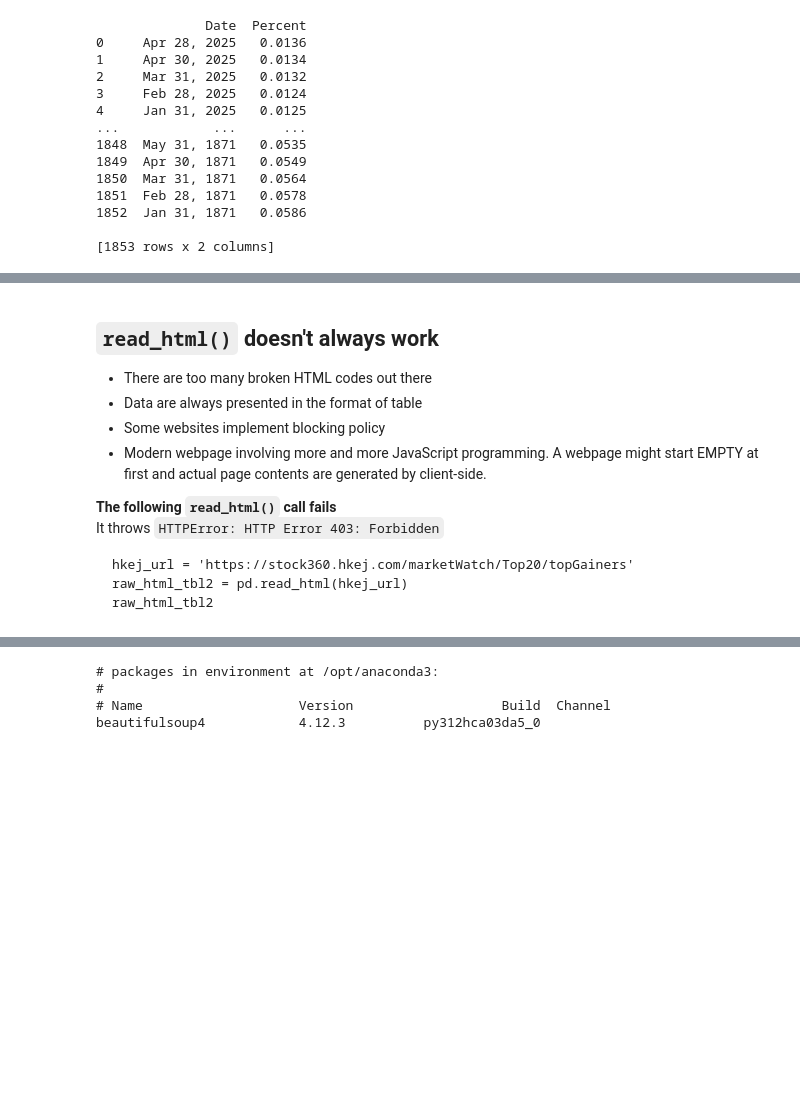
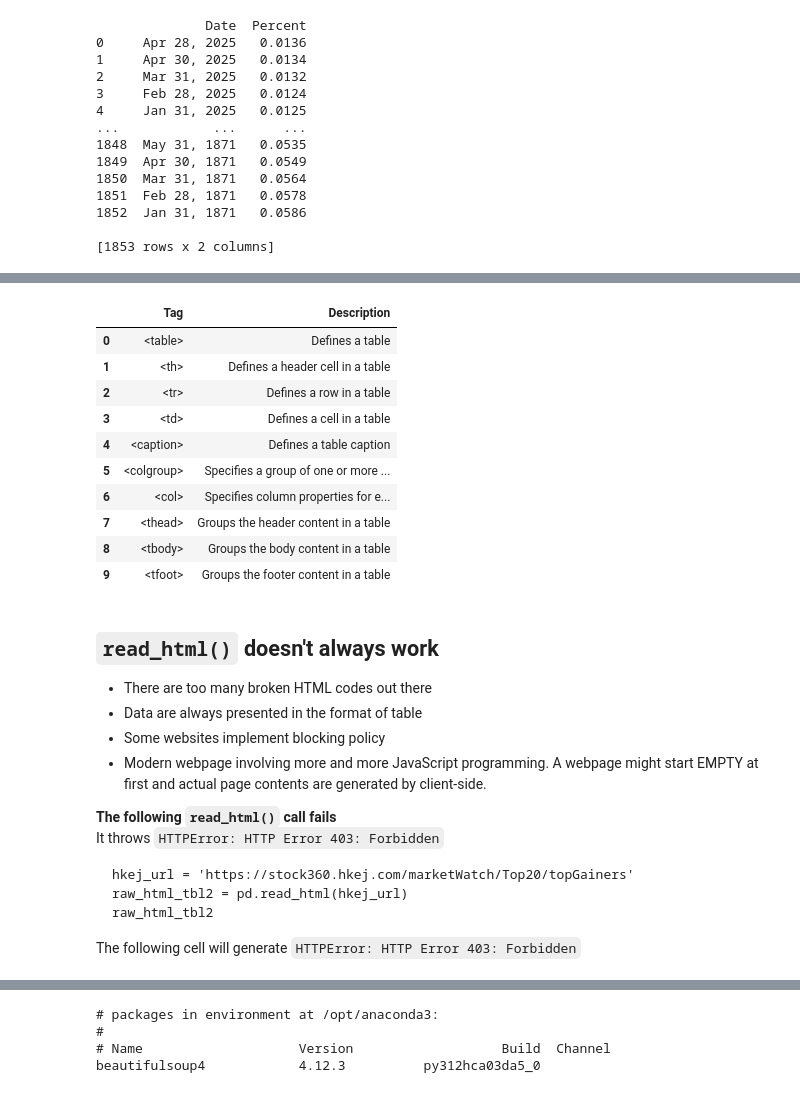
Before and after one commit to ngsanluk/pdp-python-inter, a Jupyter notebook: C04.ipynb, the cells around one changed output, grey strips where cells are left out. Drawn from its saved outputs; the diff is of its cells as text; code cells hidden in the pictures; blank space fills up the shorter version.

````diff
--- a/C04.ipynb
+++ b/C04.ipynb
@@ -285,0 +305,4 @@ print(sp500)
+# %%
+url2 = 'https://www.w3schools.com/html/html_tables.asp'
+# %%
+tables = pd.read_html(url2)
@@ -286,3 +323,17 @@ print(sp500)
+# %%
+tables[1]
+# %% [output]
+|  | Tag | Description |
+| 0 | <table> | Defines a table |
+| 1 | <th> | Defines a header cell in a table |
+| 2 | <tr> | Defines a row in a table |
+| 3 | <td> | Defines a cell in a table |
+| 4 | <caption> | Defines a table caption |
+| 5 | <colgroup> | Specifies a group of one or more ... |
+| 6 | <col> | Specifies column properties for e... |
+| 7 | <thead> | Groups the header content in a table |
+| 8 | <tbody> | Groups the body content in a table |
+| 9 | <tfoot> | Groups the footer content in a table |
 # %% [markdown]
 ## `read_html()` doesn't always work
 
@@ -298,6 +349,8 @@ hkej_url = 'https://stock360.hkej.com/marketWatch/Top20/topGainers'
 raw_html_tbl2 = pd.read_html(hkej_url)
 raw_html_tbl2
 ```
+
+The following cell will generate `HTTPError: HTTP Error 403: Forbidden`
 # %%
 hkej_url = 'https://stock360.hkej.com/marketWatch/Top20/topGainers'
 raw_html_tbl2 = pd.read_html(hkej_url)
````
Also changed, not shown: parts of 32 cells of this notebook.
